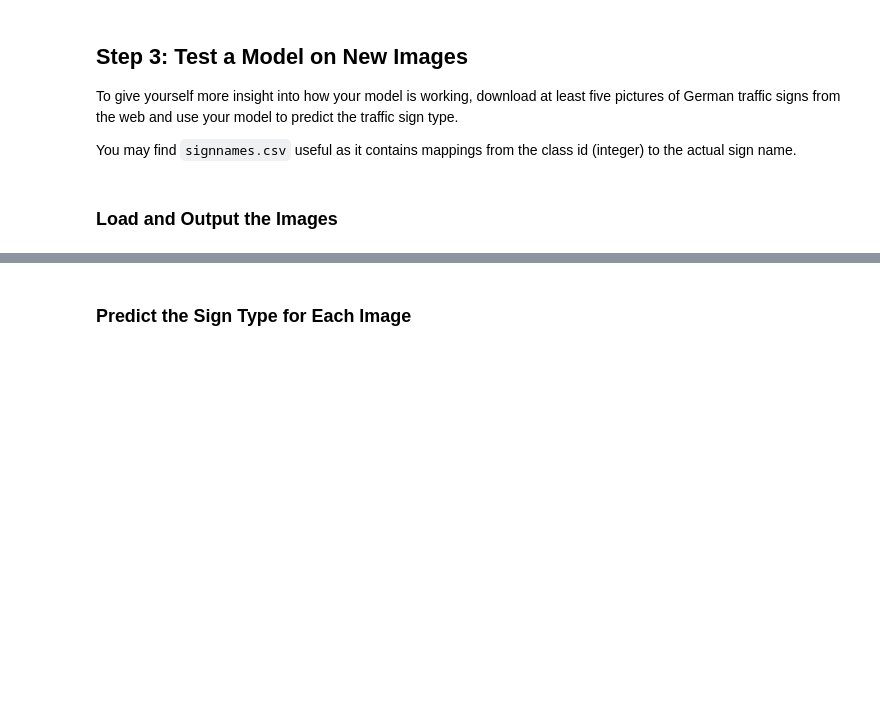
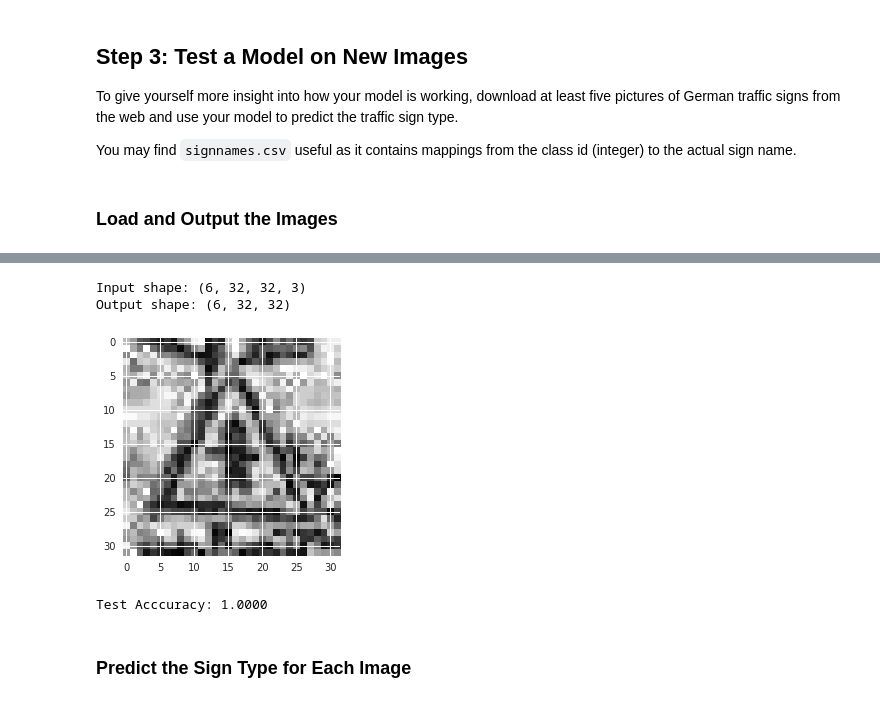
Before and after one commit to sidroopdaska/SelfDrivingCar, a Jupyter notebook: TrafficSignClassifier/Traffic_Sign_Classifier.ipynb, the cells around one changed output, grey strips where cells are left out. Cells and saved outputs as stored; diff of their text form; code cells hidden in the pictures; blank space fills up the shorter version.

Commit message:
finalised the model

```diff
--- a/TrafficSignClassifier/Traffic_Sign_Classifier.ipynb
+++ b/TrafficSignClassifier/Traffic_Sign_Classifier.ipynb
@@ -938,7 +958,6 @@ with tf.Session() as sess:
 # %%
 with tf.Session() as session:
-    saver.restore(session, 'ckpts/model-10000-9773-1512087898.6379907')
-#     print(len(X_train))
+    saver.restore(session, './test')
     accuracy_test = evaluate(X_test, y_test)
     print("Test Acccuracy: {:.4f}".format(accuracy_test))
 # %% [markdown]
@@ -957,7 +976,7 @@ import matplotlib.image as mpimg
 import matplotlib.pyplot as plt
 import os
 %matplotlib inline
-
+IMAGE_SIZE = 32
 def get_image_paths(dirname):
     try:
         files = os.listdir(dirname)
@@ -968,7 +987,7 @@ def get_image_paths(dirname):
     files = ['{}/{}'.format(dirname, f) for f in files]
     return files
 
-X_prod_image_paths = get_image_paths('./images_2')
+X_prod_image_paths = get_image_paths('./images_4')
 print(X_prod_image_paths)
 print()
 print('Total # images: {}'.format(len(X_prod_image_paths)))
@@ -992,7 +1013,7 @@ def resize_images(image_paths):
             else:
                  X_data.append(img)
 
-    X_data = np.array(X_data, dtype=np.float32)
+    X_data = np.array(X_data, dtype=np.uint8)
     return X_data
 
 X_prod = resize_images(X_prod_image_paths)
@@ -1008,15 +1030,0 @@ for idx, img in enumerate(X_prod):
-# %%
-def mean_normalisation(data):
-    image_values = np.arange(0, 256)
-    mu, sigma = np.mean(image_values), np.std(image_values)
-    data = (data - mu) / sigma
-    return data
-
-# Convert the color space for the Training set from RGB -> Gray scale
-def rgb2gray(X):
-    X = 0.2989 * X[...,0] + 0.5870 * X[...,1] + 0.1140 * X[...,2]
-    return X
-
-# X_prod = rgb2gray(mean_normalisation(X_prod))
-X_prod = rgb2gray(X_prod)
-X_prod.shape
@@ -1041,3 +1031,26 @@ with tf.Session() as session:
+# %%
+X_prod = pre_process_images(X_prod)
+X_prod.shape
+plt.imshow(X_prod[0], cmap='gray')
+y_prod = np.asarray([11, 12, 14, 17, 25, 33])
+
+assert(len(X_prod) == len(y_prod))
+# %% [output]
+Input shape: (6, 32, 32, 3)
+Output shape: (6, 32, 32)
+[figure, added]
+# %%
+with tf.Session() as session:
+    saver.restore(session, './lenet11_pmbt')
+    scores, accuracy_prod = session.run([logits, accuracy_operation], feed_dict= {
+        x: X_prod, y: y_prod, apply_dropout: False, dropout: [1.0, 1.0, 1.0, 1.0]
+    })
+    b = session.run(tf.nn.softmax(scores))
+    a = session.run(tf.nn.top_k(b, k=5))
+
+    print("Test Acccuracy: {:.4f}".format(accuracy_prod))
+# %% [output]
+Test Acccuracy: 1.0000
 # %% [markdown]
 ### Predict the Sign Type for Each Image
 # %%
```
Also changed, not shown: parts of 27 cells of this notebook, 22 other files.
